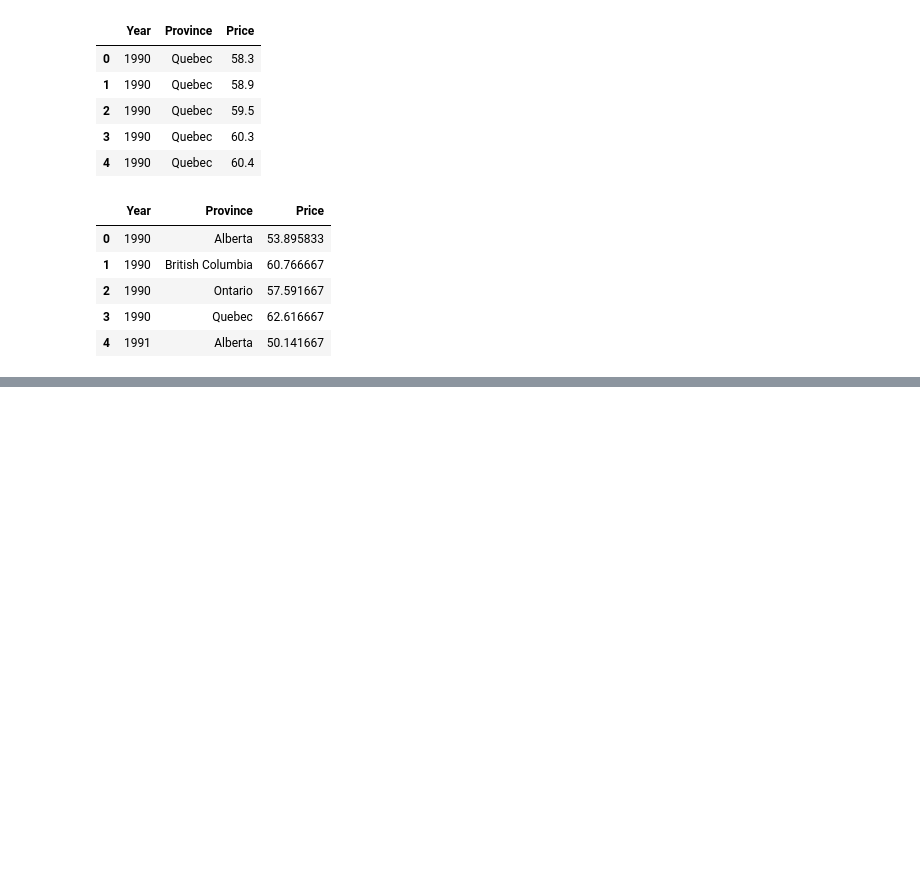
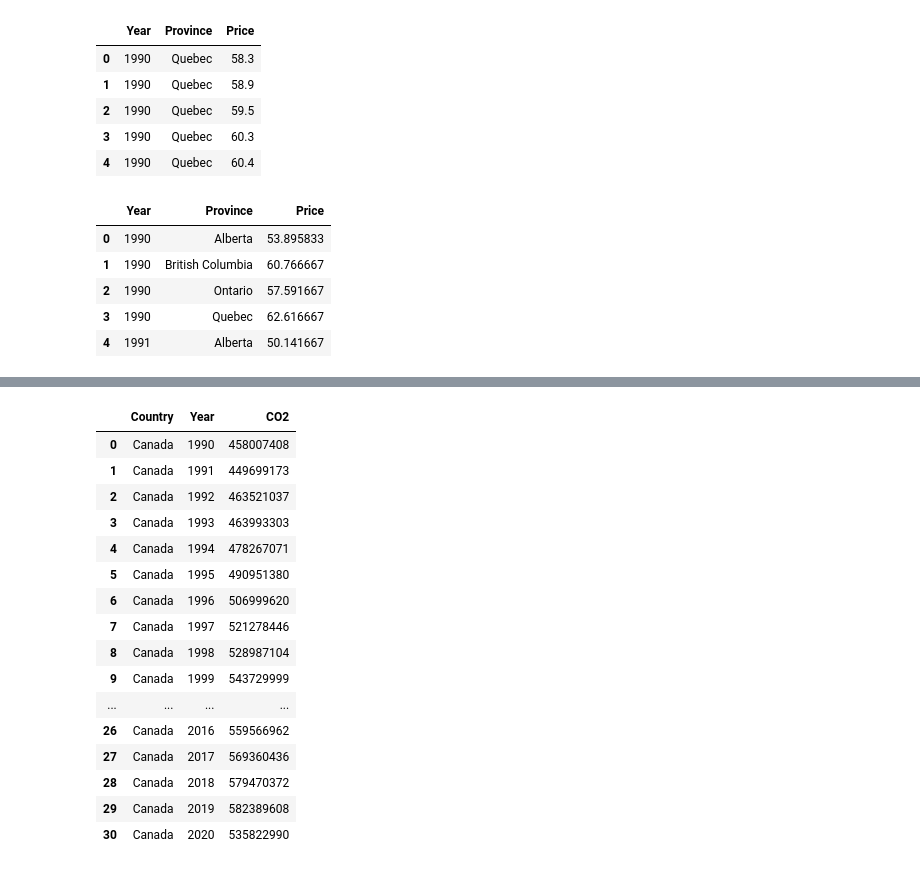
Before and after one commit to SherryKennedy/ETL-CO2_vs_Gas_Prices, a Jupyter notebook: CO2_data.ipynb, the cells around one changed output, grey strips where cells are left out. Drawn from its saved outputs; the diff is of its cells as text; code cells hidden in the pictures; blank space fills up the shorter version.

Commit message:
Added CO2 Data

```diff
--- a/CO2_data.ipynb
+++ b/CO2_data.ipynb
@@ -140,3 +140,7 @@ groupby_year_data_df.head()
 # %%
 # Export file as a CSV, without the Pandas index, but with the header
 clean_gas_prices_df.to_csv("Data/clean_gas_prices.csv", index=False, header=True)
+# %%
+csv2_file = "Resources/gas_emissions.csv"
+orig_em_data_df = pd.read_csv(csv2_file)
+orig_em_data_df.head()
@@ -142,0 +168,3 @@ clean_gas_prices_df.to_csv("Data/clean_gas_prices.csv", index=False, header=True
+# %%
+canada_em_data_df = orig_em_data_df.loc[(orig_em_data_df["Entity"]=="Canada") & (orig_em_data_df["Year"] >= 1990)]
+canada_em_data_df.head()
@@ -142,0 +178,3 @@ clean_gas_prices_df.to_csv("Data/clean_gas_prices.csv", index=False, header=True
+# %%
+canada_em_data_df.reset_index(inplace=True,drop=True)
+canada_em_data_df.head()
@@ -142,0 +202,2 @@ clean_gas_prices_df.to_csv("Data/clean_gas_prices.csv", index=False, header=True
+# %%
+drop_col_em_data_df = canada_em_data_df.drop(labels=["Code"], axis=1)
@@ -142,0 +224,22 @@ clean_gas_prices_df.to_csv("Data/clean_gas_prices.csv", index=False, header=True
+# %%
+
+renamed_canada_em_data_df=drop_col_em_data_df.rename(columns={"Annual CO2 emissions":"CO2","Entity":"Country"})
+renamed_canada_em_data_df
+# %% [output]
+|  | Country | Year | CO2 |
+| 0 | Canada | 1990 | 458007408 |
+| 1 | Canada | 1991 | 449699173 |
+| 2 | Canada | 1992 | 463521037 |
+| 3 | Canada | 1993 | 463993303 |
+| 4 | Canada | 1994 | 478267071 |
+| 5 | Canada | 1995 | 490951380 |
+| 6 | Canada | 1996 | 506999620 |
+| 7 | Canada | 1997 | 521278446 |
+| 8 | Canada | 1998 | 528987104 |
+| 9 | Canada | 1999 | 543729999 |
+| ... | ... | ... | ... |
+| 26 | Canada | 2016 | 559566962 |
+| 27 | Canada | 2017 | 569360436 |
+| 28 | Canada | 2018 | 579470372 |
+| 29 | Canada | 2019 | 582389608 |
+| 30 | Canada | 2020 | 535822990 |
```
Also changed, not shown: parts of 9 cells of this notebook, 2 other files.
